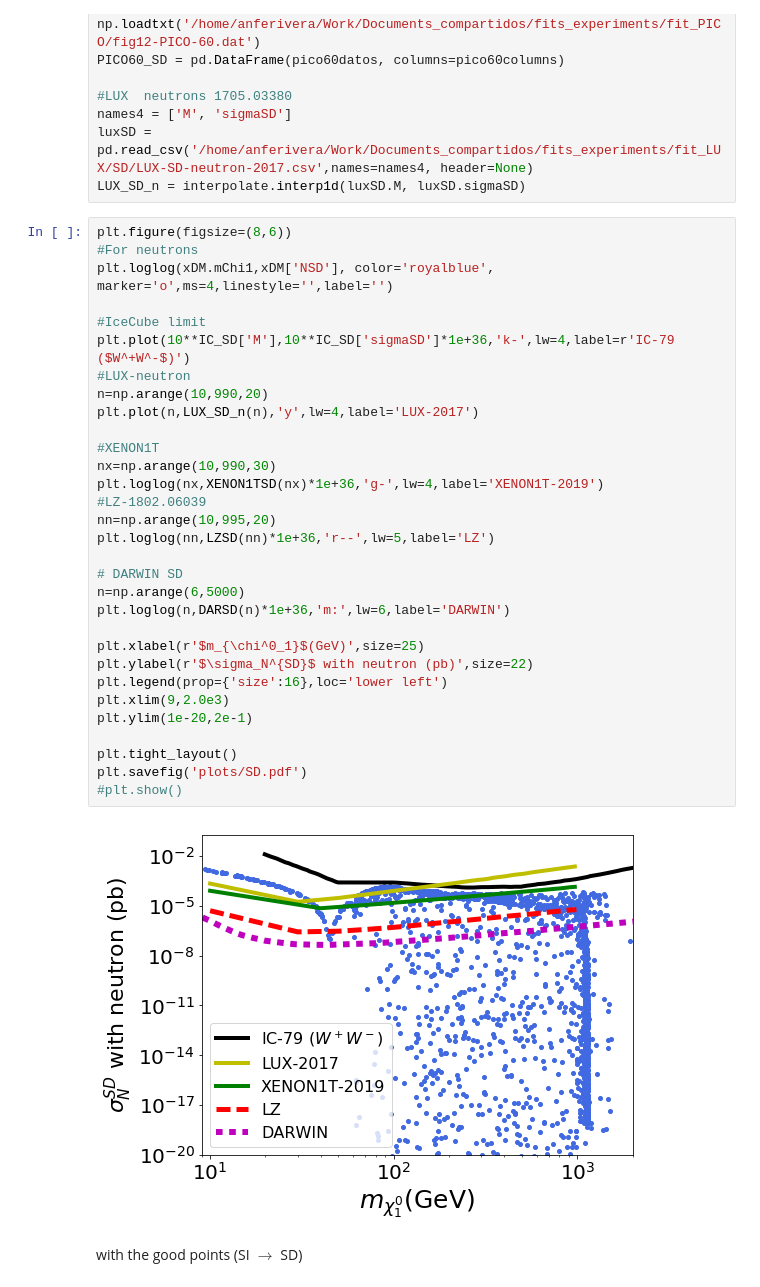
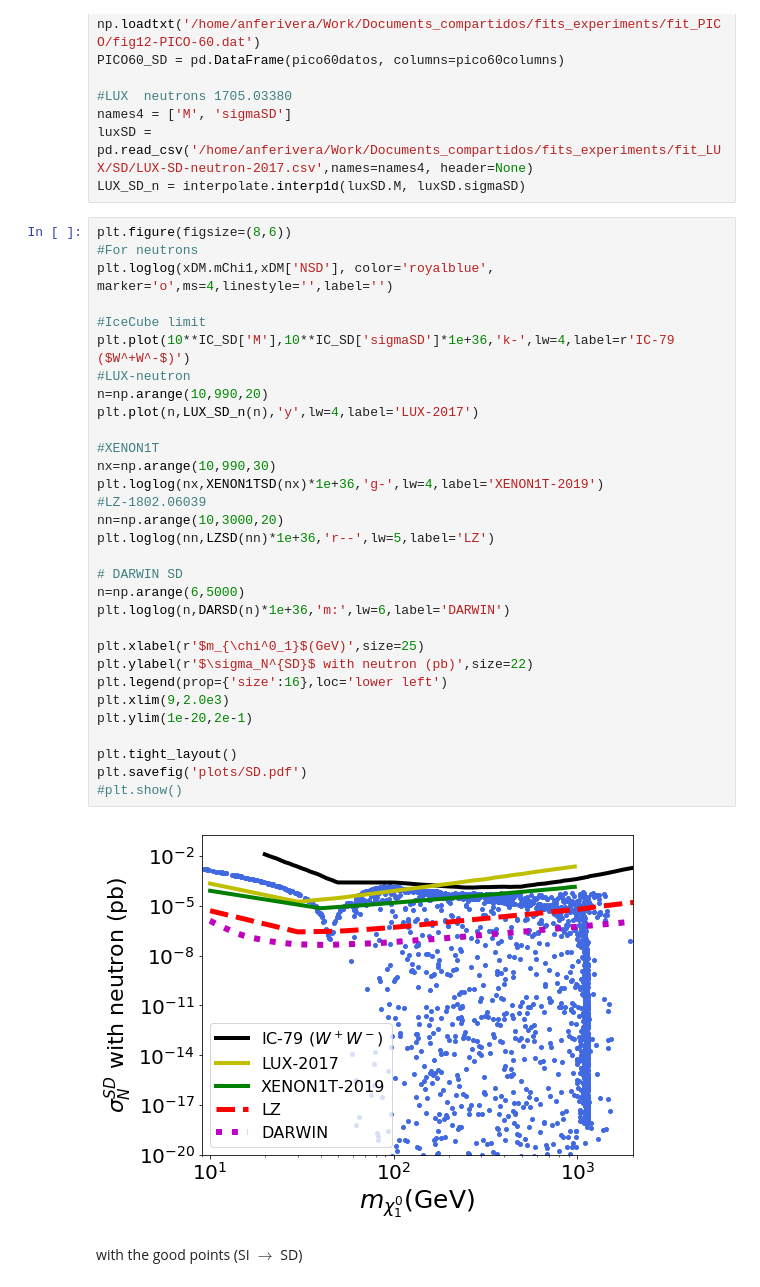
Before and after one commit to anferivera/SDdiracDM, a Jupyter notebook: run-model-general-scan_v2.ipynb, the cells around one changed output. Saved outputs shown, nothing was run; the diff lists cells and outputs as text.

```diff
--- a/run-model-general-scan_v2.ipynb
+++ b/run-model-general-scan_v2.ipynb
@@ -814,35 +820,35 @@ LUX_SD_n = interpolate.interp1d(luxSD.M, luxSD.sigmaSD)
 plt.figure(figsize=(8,6))
 #For neutrons
 plt.loglog(xDM.mChi1,xDM['NSD'], color='royalblue', marker='o',ms=4,linestyle='',label='')
 
 #IceCube limit
 plt.plot(10**IC_SD['M'],10**IC_SD['sigmaSD']*1e+36,'k-',lw=4,label=r'IC-79 ($W^+W^-$)')
 #LUX-neutron
 n=np.arange(10,990,20)
 plt.plot(n,LUX_SD_n(n),'y',lw=4,label='LUX-2017')
 
 #XENON1T
 nx=np.arange(10,990,30)
 plt.loglog(nx,XENON1TSD(nx)*1e+36,'g-',lw=4,label='XENON1T-2019')
 #LZ-1802.06039
-nn=np.arange(10,995,20)
+nn=np.arange(10,3000,20)
 plt.loglog(nn,LZSD(nn)*1e+36,'r--',lw=5,label='LZ')
 
 # DARWIN SD
 n=np.arange(6,5000)
 plt.loglog(n,DARSD(n)*1e+36,'m:',lw=6,label='DARWIN')
 
 plt.xlabel(r'$m_{\chi^0_1}$(GeV)',size=25)
 plt.ylabel(r'$\sigma_N^{SD}$ with neutron (pb)',size=22)
 plt.legend(prop={'size':16},loc='lower left')
 plt.xlim(9,2.0e3)
 plt.ylim(1e-20,2e-1)
 
 plt.tight_layout()
 plt.savefig('plots/SD.pdf')
 #plt.show()
 # %% [output]
-[figure, old version]
+[figure, new version]
 # %% [markdown]
 with the good points (SI $\to$ SD)
 # %%
```
Also changed, not shown: parts of 44 cells of this notebook, 6 other files.
